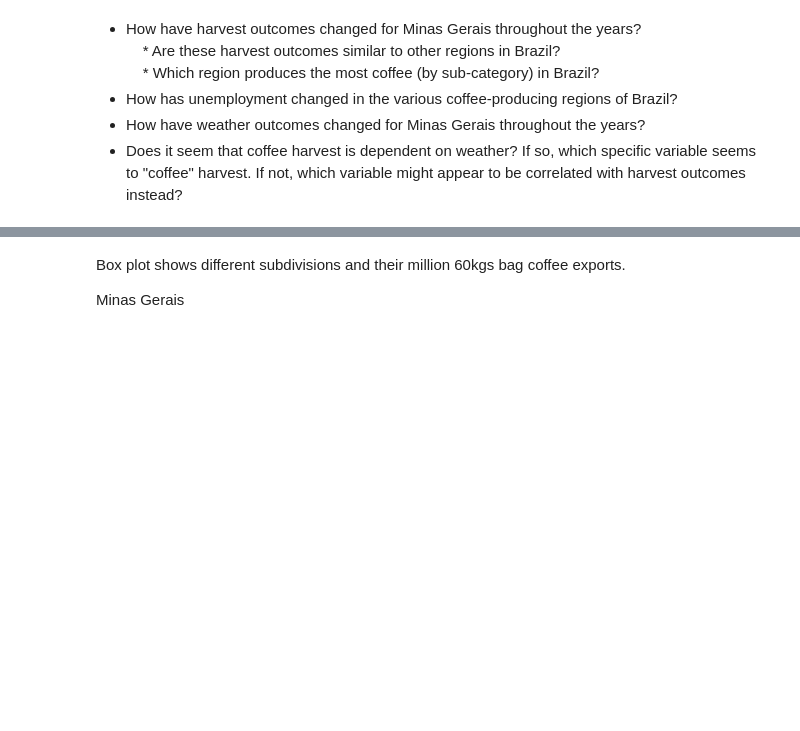
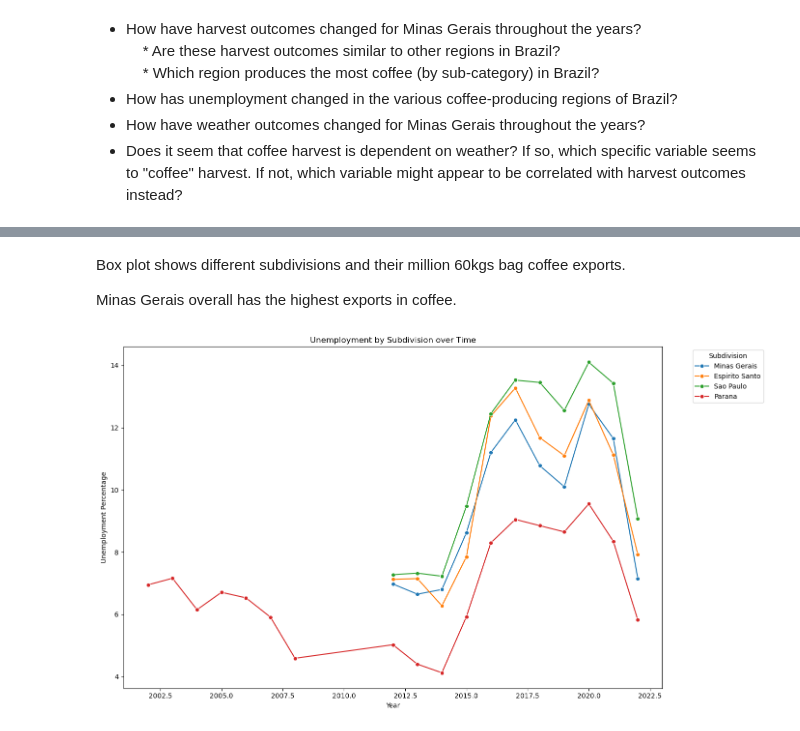
Before and after one commit to jweng8900/TLAB--Weather_API, a Jupyter notebook: notebooks/explore_weather.ipynb, the cells around one changed output, grey strips where cells are left out. Drawn from its saved outputs; the diff is of its cells as text; code cells hidden in the pictures; blank space fills up the shorter version.

```diff
--- a/notebooks/explore_weather.ipynb
+++ b/notebooks/explore_weather.ipynb
@@ -11,11 +11,11 @@ import os
 import seaborn as sns
 import matplotlib.pyplot as plt
 
-weather_df=pd.read_csv('./data/csv/weather_data.csv')
-monthly_df=pd.read_csv('./data/csv/monthly_weather_data.csv')
-yearly_df=pd.read_csv('./data/csv/yearly_weather_data.csv')
-br_df=pd.read_csv('./data/csv/br_final.csv')
-merged_df=pd.read_csv('./data/csv/merged_data.csv')
+weather_df=pd.read_csv('../data/csv/weather_data.csv')
+monthly_df=pd.read_csv('../data/csv/monthly_weather_data.csv')
+yearly_df=pd.read_csv('../data/csv/yearly_weather_data.csv')
+br_df=pd.read_csv('../data/csv/br_final.csv')
+merged_df=pd.read_csv('../data/csv/merged_data.csv')
 # %%
 plt.figure(figsize=(12, 6))
 sns.boxplot(x='subdivision', y='million_60kgs_bag', data=br_df)
@@ -34,4 +36,15 @@ plt.show()
 # %% [markdown]
 Box plot shows different subdivisions and their million 60kgs bag coffee exports.
 
-Minas Gerais
+Minas Gerais overall has the highest exports in coffee.
+# %%
+plt.figure(figsize=(14, 8))
+sns.lineplot(data=br_df, x='year', y='avg_unemp_perc', hue='subdivision', marker='o')
+plt.title('Unemployment by Subdivision over Time')
+plt.xlabel('Year')
+plt.ylabel('Unemployment Percentage')
+plt.legend(title='Subdivision', bbox_to_anchor=(1.05, 1), loc='upper left')
+plt.tight_layout()
+plt.show()
+# %% [output]
+[figure, added]
```
Also changed, not shown: parts of 8 cells of this notebook, 2 other files.
